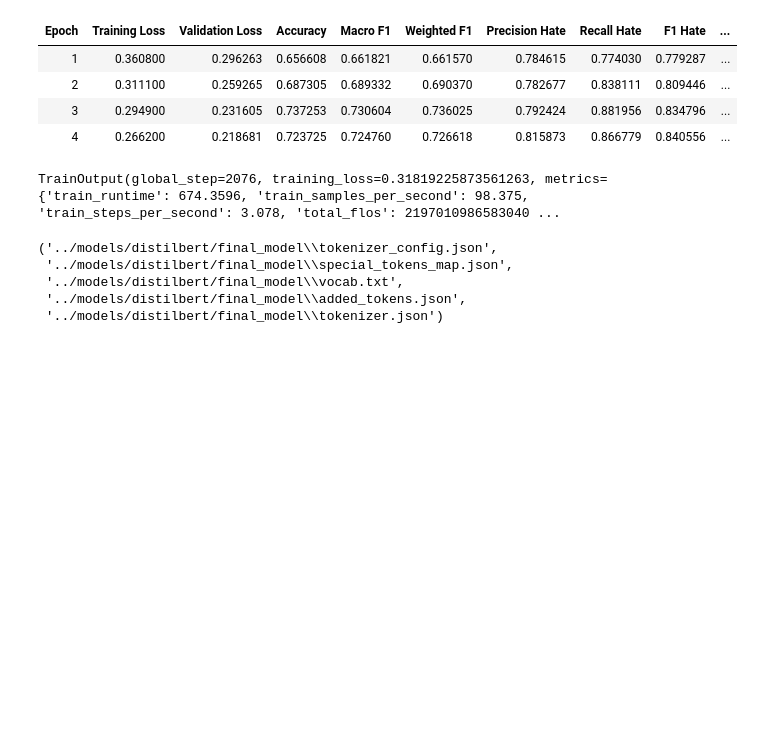
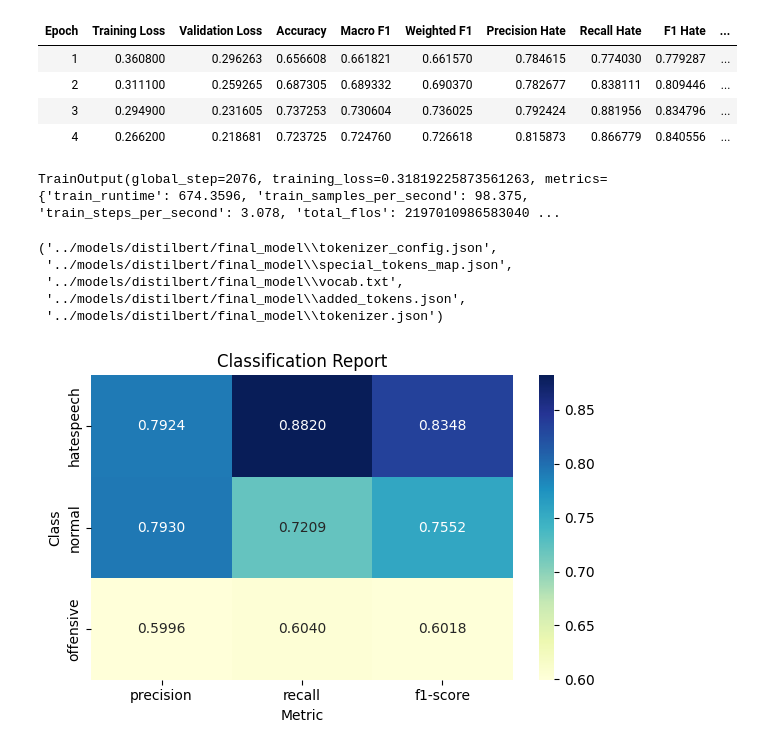
Before and after one commit to idk-jatin/Xai-moderator, a Jupyter notebook: notebooks/distilbert.ipynb, the cells around one changed output. Saved outputs shown, nothing was run; the diff lists cells and outputs as text; code cells hidden in the pictures; blank space fills up the shorter version.

Commit message:
Update: Saved Metrics and plots

```diff
--- a/notebooks/distilbert.ipynb
+++ b/notebooks/distilbert.ipynb
@@ -259,3 +259,26 @@ tokenizer.save_pretrained("../models/distilbert/final_model")
  '../models/distilbert/final_model\\vocab.txt',
  '../models/distilbert/final_model\\added_tokens.json',
  '../models/distilbert/final_model\\tokenizer.json')
+# %%
+preds = trainer.predict(val_ds)
+
+logits = preds.predictions
+y_true = preds.label_ids
+y_pred = np.argmax(logits,axis=-1)
+# %%
+report = classification_report(y_true,y_pred,target_names=["hatespeech","normal","offensive"],output_dict=True)
+report
+df = pd.DataFrame(report).T
+df = df.loc[["hatespeech", "normal", "offensive"], ["precision", "recall", "f1-score"]]
+
+plt.figure(figsize=(6,4))
+sns.heatmap(df, annot=True, cmap="YlGnBu", fmt=".4f")
+
+plt.title("Classification Report")
+plt.xlabel("Metric")
+plt.ylabel("Class")
+plt.tight_layout()
+plt.savefig("../figures/classific_distilbert.png",dpi=300,bbox_inches='tight')
+plt.show()
+# %% [output]
+[figure, added]
```
Also changed, not shown: parts of 9 cells of this notebook, 5 other files.
